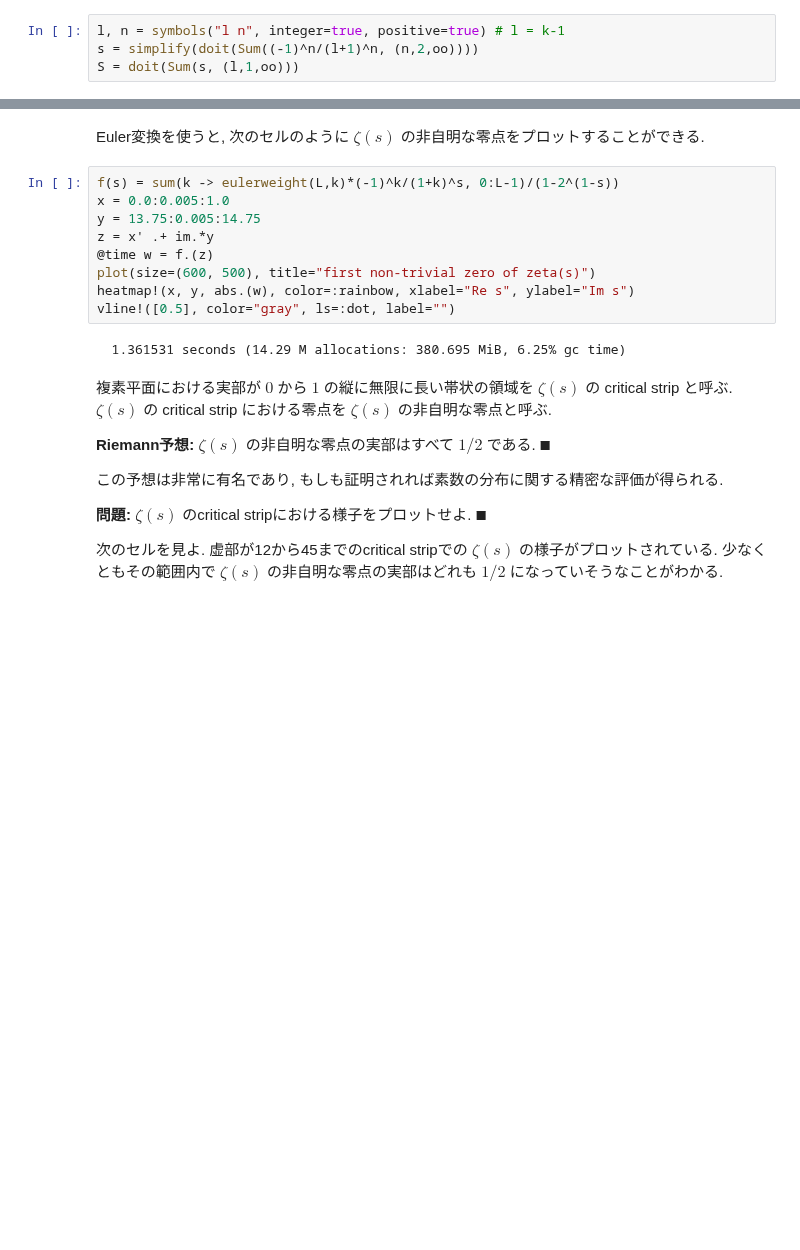
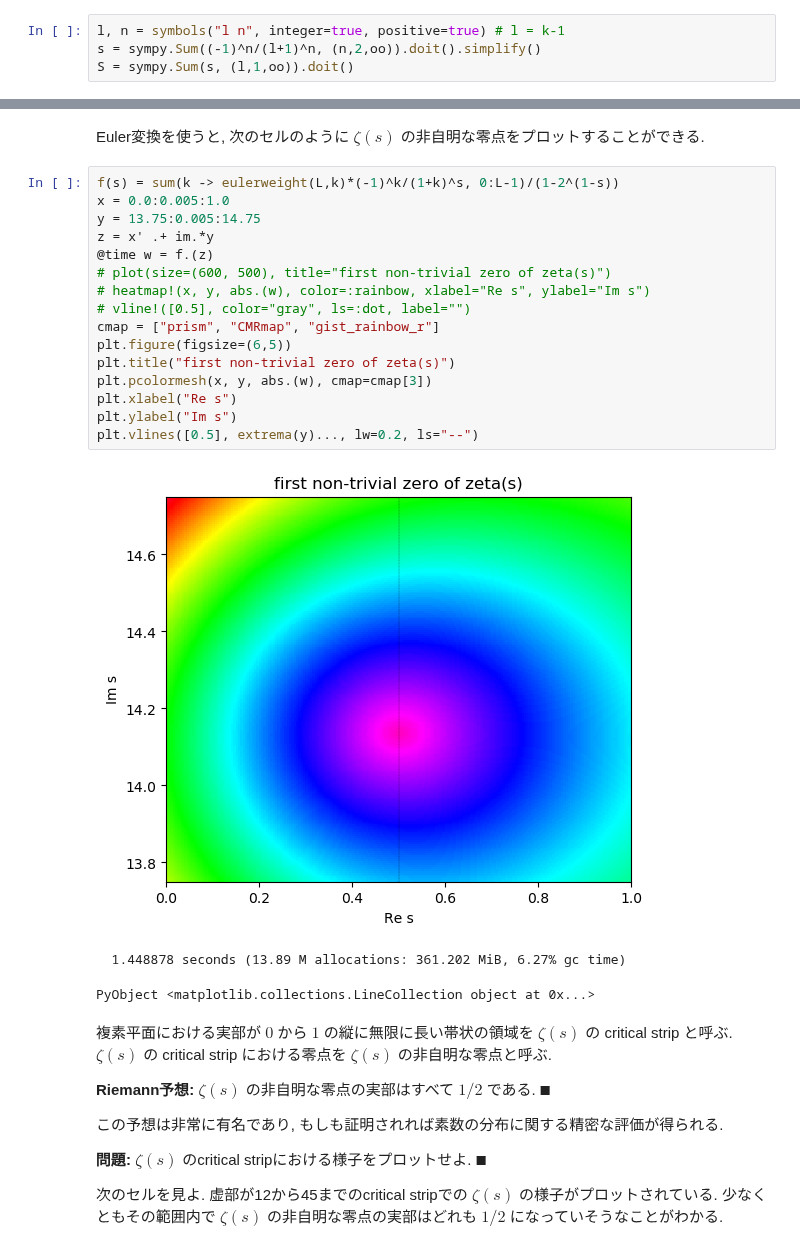
Before and after one commit to genkuroki/Calculus, a Jupyter notebook: 02 series.ipynb, the cells around one changed output, grey strips where cells are left out. Cells and saved outputs as stored; diff of their text form; blank space fills up the shorter version.

```diff
--- a/02 series.ipynb
+++ b/02 series.ipynb
@@ -413,8 +416,8 @@ sum(n->(-1)^n*(zeta(n)-1), 2:N)
 0.5000000000000018
 # %%
 l, n = symbols("l n", integer=true, positive=true) # l = k-1
-s = simplify(doit(Sum((-1)^n/(l+1)^n, (n,2,oo))))
-S = doit(Sum(s, (l,1,oo)))
+s = sympy.Sum((-1)^n/(l+1)^n, (n,2,oo)).doit().simplify()
+S = sympy.Sum(s, (l,1,oo)).doit()
 # %% [output]
 \begin{equation*}\frac{1}{2}\end{equation*}
 # %% [markdown]
@@ -628,14 +631,23 @@ Euler変換を使うと, 次のセルのように $\zeta(s)$ の非自明な零
 # %%
 f(s) = sum(k -> eulerweight(L,k)*(-1)^k/(1+k)^s, 0:L-1)/(1-2^(1-s))
 x = 0.0:0.005:1.0
 y = 13.75:0.005:14.75
 z = x' .+ im.*y
 @time w = f.(z)
-plot(size=(600, 500), title="first non-trivial zero of zeta(s)")
-heatmap!(x, y, abs.(w), color=:rainbow, xlabel="Re s", ylabel="Im s")
-vline!([0.5], color="gray", ls=:dot, label="")
+# plot(size=(600, 500), title="first non-trivial zero of zeta(s)")
+# heatmap!(x, y, abs.(w), color=:rainbow, xlabel="Re s", ylabel="Im s")
+# vline!([0.5], color="gray", ls=:dot, label="")
+cmap = ["prism", "CMRmap", "gist_rainbow_r"]
+plt.figure(figsize=(6,5))
+plt.title("first non-trivial zero of zeta(s)")
+plt.pcolormesh(x, y, abs.(w), cmap=cmap[3])
+plt.xlabel("Re s")
+plt.ylabel("Im s")
+plt.vlines([0.5], extrema(y)..., lw=0.2, ls="--")
 # %% [output]
+[figure, added]
-  1.361531 seconds (14.29 M allocations: 380.695 MiB, 6.25% gc time)
+  1.448878 seconds (13.89 M allocations: 361.202 MiB, 6.27% gc time)
+PyObject <matplotlib.collections.LineCollection object at 0x...>
 # %% [markdown]
 複素平面における実部が $0$ から $1$ の縦に無限に長い帯状の領域を $\zeta(s)$ の critical strip と呼ぶ.  $\zeta(s)$ の critical strip における零点を $\zeta(s)$ の非自明な零点と呼ぶ.
 
```
Also changed, not shown: parts of 19 cells of this notebook, 4 other files.
